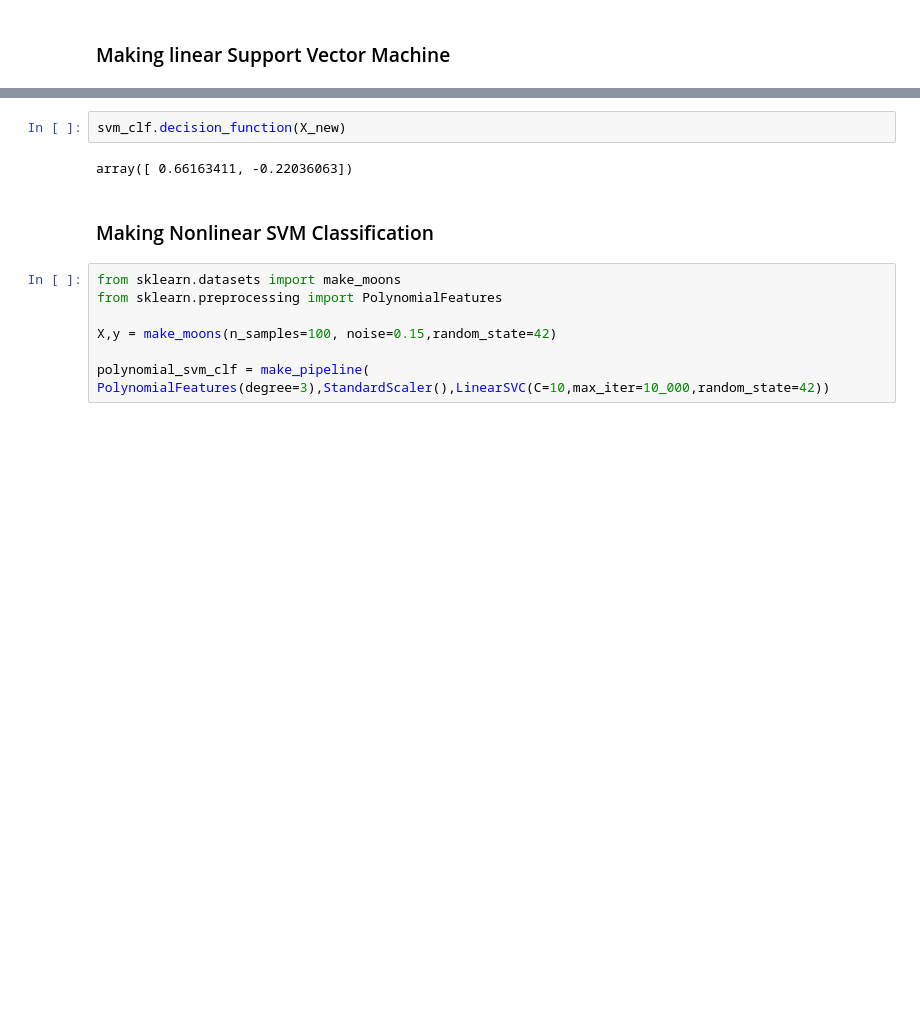
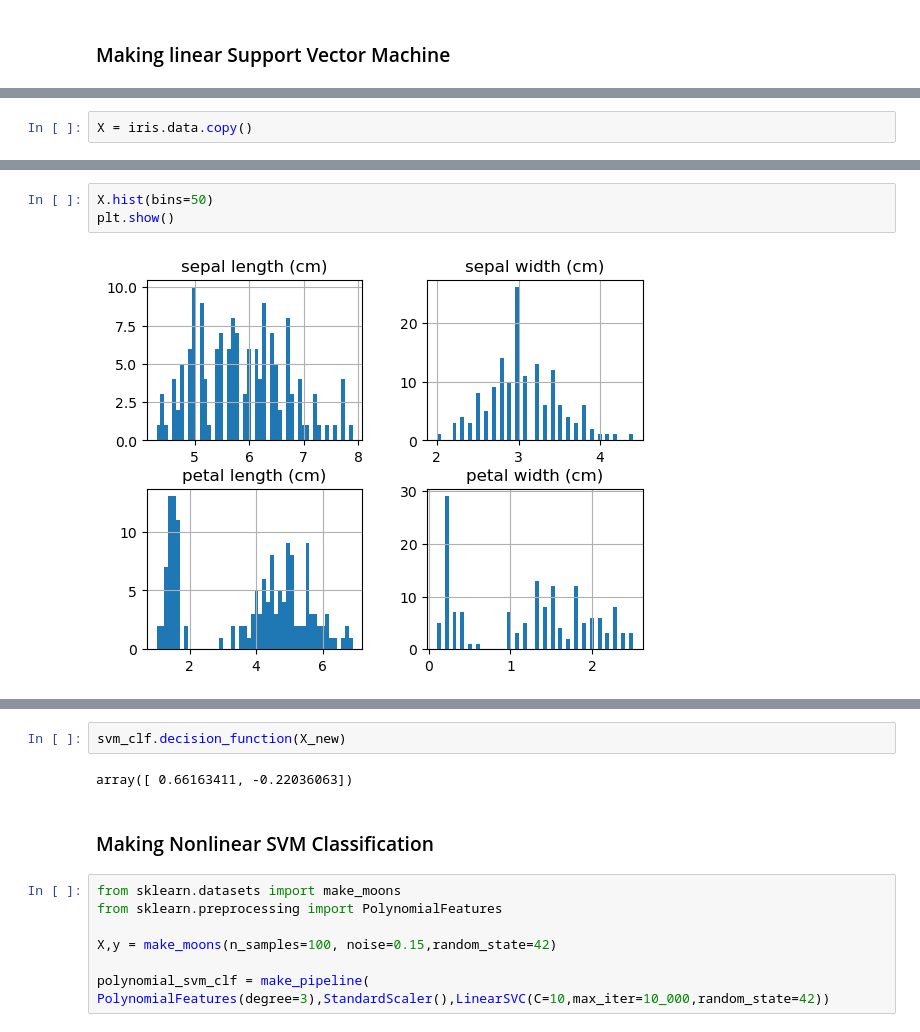
Before and after one commit to SubhodeepMondal/AI_ML, a Jupyter notebook: SVM/SVM_practice.ipynb, the cells around one changed output, grey strips where cells are left out. Cells and saved outputs as stored; diff of their text form; blank space fills up the shorter version.

```diff
--- a/SVM/SVM_practice.ipynb
+++ b/SVM/SVM_practice.ipynb
@@ -11,0 +36,2 @@ y = (iris.target==2)
+# %%
+X = iris.data.copy()
@@ -11,0 +72,5 @@ y = (iris.target==2)
+# %%
+X.hist(bins=50)
+plt.show()
+# %% [output]
+[figure, added]
```
Also changed, not shown: parts of 24 cells of this notebook, 3 other files.
